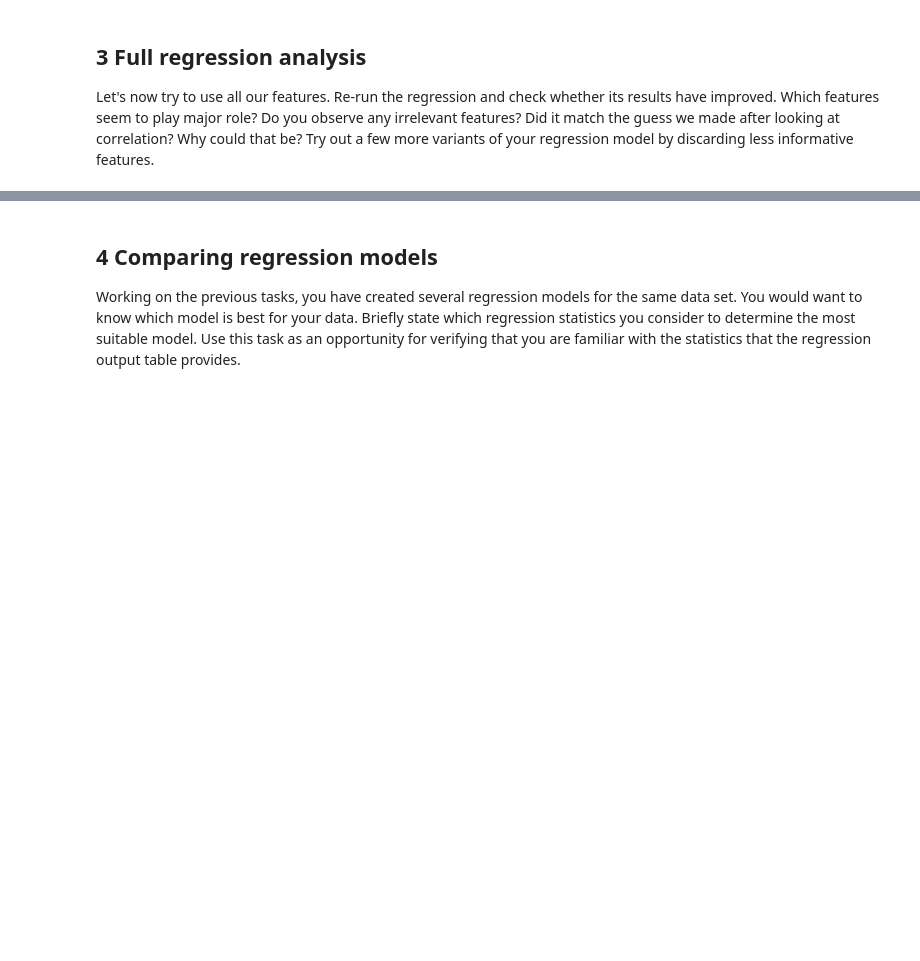
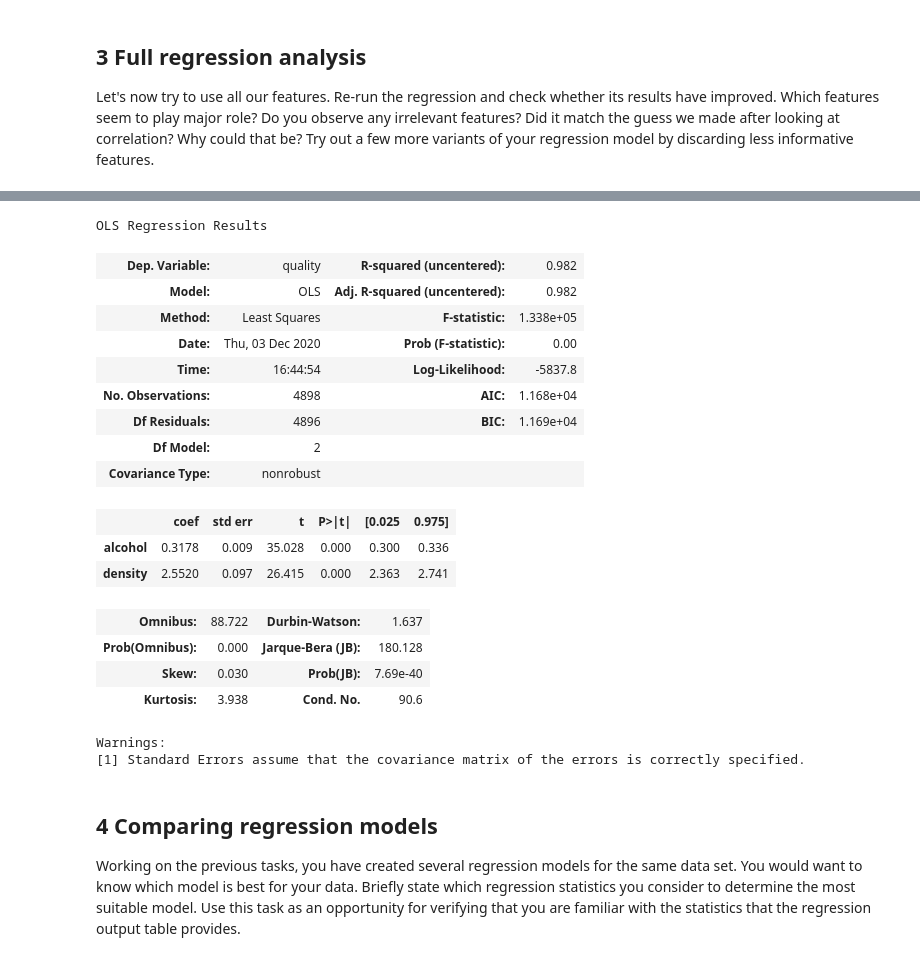
Before and after one commit to kalinakalina/bads, a Jupyter notebook: exercises/3_ex_predictive_analytics.ipynb, the cells around one changed output, grey strips where cells are left out. Saved outputs shown, nothing was run; the diff lists cells and outputs as text; code cells hidden in the pictures; blank space fills up the shorter version.

```diff
--- a/exercises/3_ex_predictive_analytics.ipynb
+++ b/exercises/3_ex_predictive_analytics.ipynb
@@ -224,0 +225,5 @@ strong multicollinearity or other numerical problems.
+# %%
+mod_white_wine = sm.OLS(white_wines.quality, white_wines.density)
+res_white_wine= mod_white_wine.fit()
+print(res_white_wine.summary())
+resultset = resultset.append({'name': 'density', 'adj r squared]': est.rsquared_adj}, ignore_index=True)
@@ -225,3 +248,28 @@ strong multicollinearity or other numerical problems.
+# %%
+white_features= white_wines[['alcohol', 'density']]
+est = sm.OLS(white_wines.quality, white_features).fit()
+resultset = resultset.append({'name': 'alcohol, density', 'adj r squared]': est.rsquared_adj}, ignore_index=True)
+est.summary()
+# %% [output]
+OLS Regression Results
+| Dep. Variable: | quality | R-squared (uncentered): | 0.982 |
+| Model: | OLS | Adj. R-squared (uncentered): | 0.982 |
+| Method: | Least Squares | F-statistic: | 1.338e+05 |
+| Date: | Thu, 03 Dec 2020 | Prob (F-statistic): | 0.00 |
+| Time: | 16:44:54 | Log-Likelihood: | -5837.8 |
+| No. Observations: | 4898 | AIC: | 1.168e+04 |
+| Df Residuals: | 4896 | BIC: | 1.169e+04 |
+| Df Model: | 2 |  |  |
+| Covariance Type: | nonrobust |  |  |
+|  | coef | std err | t | P>|t| | [0.025 | 0.975] |
+| alcohol | 0.3178 | 0.009 | 35.028 | 0.000 | 0.300 | 0.336 |
+| density | 2.5520 | 0.097 | 26.415 | 0.000 | 2.363 | 2.741 |
+| Omnibus: | 88.722 | Durbin-Watson: | 1.637 |
+| Prob(Omnibus): | 0.000 | Jarque-Bera (JB): | 180.128 |
+| Skew: | 0.030 | Prob(JB): | 7.69e-40 |
+| Kurtosis: | 3.938 | Cond. No. | 90.6 |
+Warnings:
+[1] Standard Errors assume that the covariance matrix of the errors is correctly specified.
 # %% [markdown]
 ## 4 Comparing regression models
 Working on the previous tasks, you have created several regression models for the same data set. You would want to know which model is best for your data. Briefly state which regression statistics you consider to determine the most suitable model. Use this task as an opportunity for verifying that you are familiar with the statistics that the regression output table provides.
```
Also changed, not shown: parts of 11 cells of this notebook.
